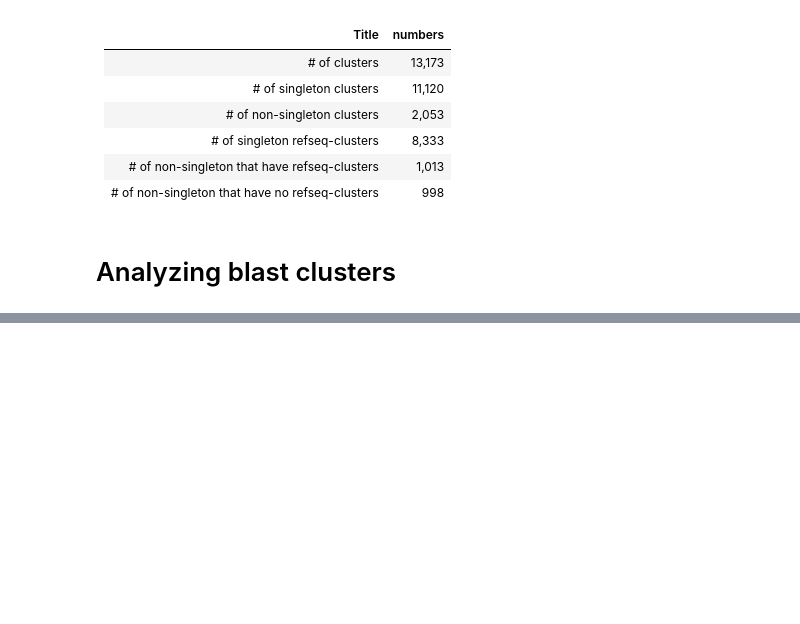
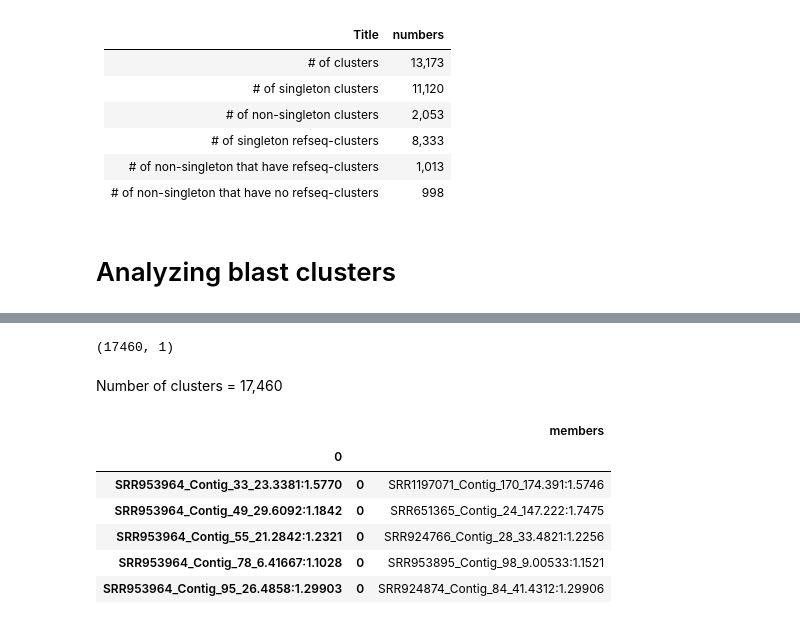
Before and after one commit to NCBI-Hackathons/VirusDiscoveryProject, a Jupyter notebook: Phylo/cluster_analyses.ipynb, the cells around one changed output, grey strips where cells are left out. Cells and saved outputs as stored; diff of their text form; code cells hidden in the pictures; blank space fills up the shorter version.

```diff
--- a/Phylo/cluster_analyses.ipynb
+++ b/Phylo/cluster_analyses.ipynb
@@ -256,0 +264,23 @@ len(set(nonNC_genom_nosing))
+# %%
+# group by the reference cluster name and then converting its members to a list
+bl_gp_table = bcl_table.groupby(0)[1].apply(list)
+bl_all_cl_table = pd.DataFrame(bl_gp_table)
+bl_all_cl_table.shape
+#all_cl_table.head()
+# %% [output]
+(17460, 1)
+# %% [markdown]
+Number of clusters = 17,460
+# %%
+# from list to rows
+bl_all_cl_df = pd.DataFrame(bl_all_cl_table[1].apply(pd.Series).stack())
+bl_all_cl_df.columns = ["members"]
+bl_all_cl_df.tail(5)
+# %% [output]
+|  |  | members |
+| 0 |  |  |
+| SRR953964_Contig_33_23.3381:1.5770 | 0 | SRR1197071_Contig_170_174.391:1.5746 |
+| SRR953964_Contig_49_29.6092:1.1842 | 0 | SRR651365_Contig_24_147.222:1.7475 |
+| SRR953964_Contig_55_21.2842:1.2321 | 0 | SRR924766_Contig_28_33.4821:1.2256 |
+| SRR953964_Contig_78_6.41667:1.1028 | 0 | SRR953895_Contig_98_9.00533:1.1521 |
+| SRR953964_Contig_95_26.4858:1.29903 | 0 | SRR924874_Contig_84_41.4312:1.29906 |
```
Also changed, not shown: parts of 14 cells of this notebook, 1 other file.
